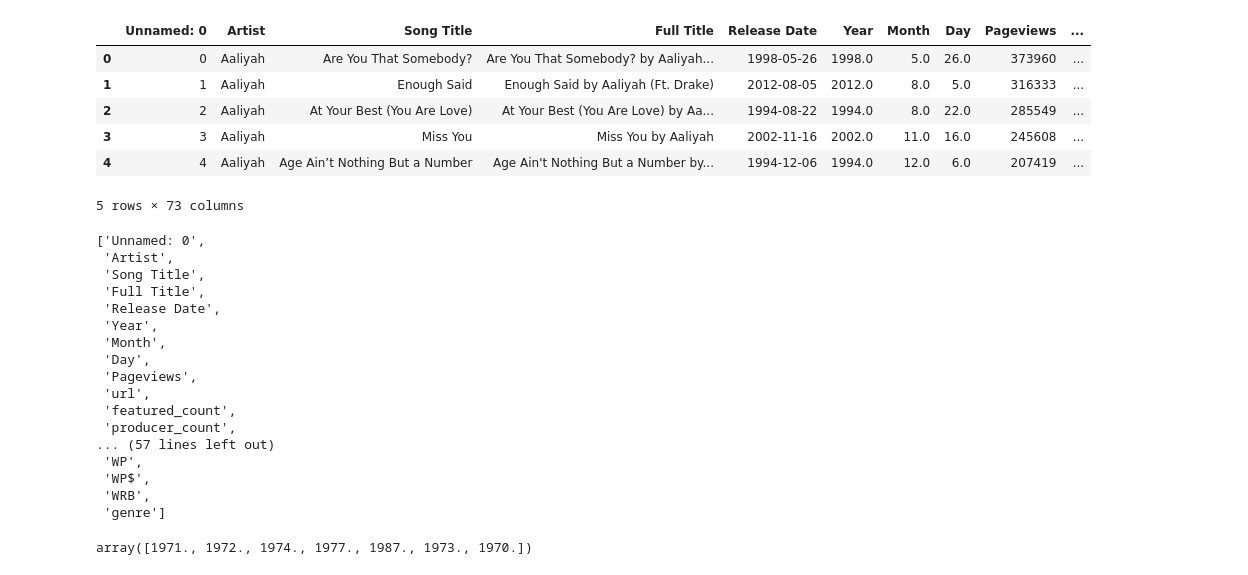
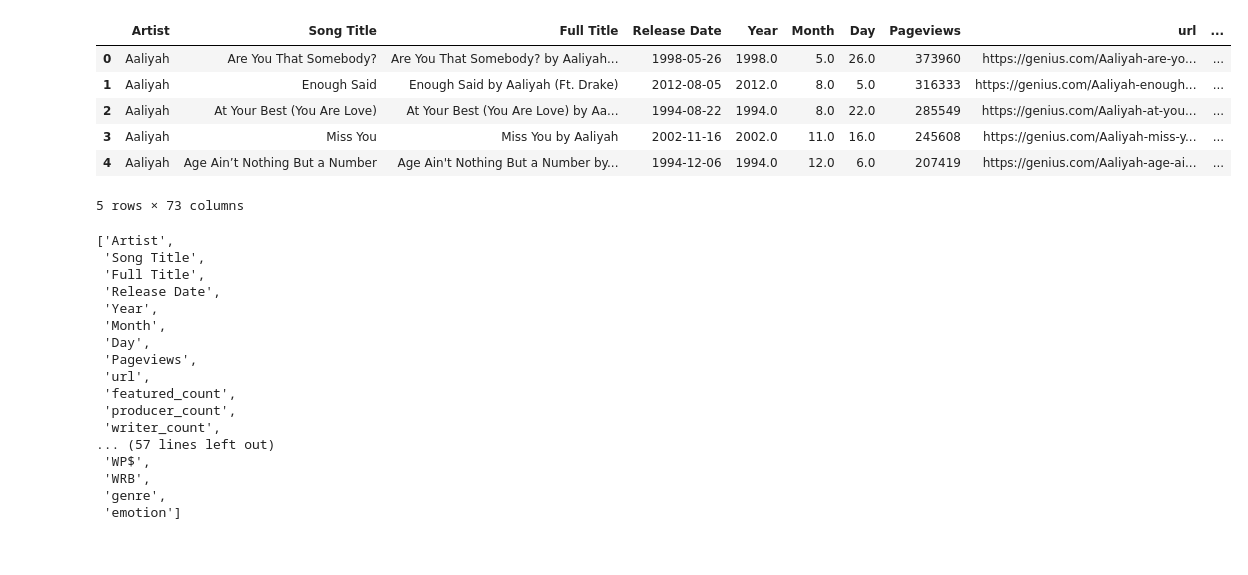
Before and after one commit to Kakackle/data_projects, a Jupyter notebook: lyrics_analysis/visualizations_1.ipynb, the cells around one changed output. Saved outputs shown, nothing was run; the diff lists cells and outputs as text; code cells hidden in the pictures.

```diff
--- a/lyrics_analysis/visualizations_1.ipynb
+++ b/lyrics_analysis/visualizations_1.ipynb
@@ -4,22 +13,21 @@ import dash_bootstrap_components as dbc
 import plotly.express as px
 import pandas as pd
 # %%
-df = pd.read_csv('dataframes/with_counts/combined_count.csv')
+counts_df = pd.read_csv('dataframes/with_counts/combined_count.csv', index_col=0)
 # %%
-df.head()
+counts_df.head()
 # %% [output]
-|  | Unnamed: 0 | Artist | Song Title | Full Title | Release Date | Year | Month | Day | Pageviews | ... |
-| 0 | 0 | Aaliyah | Are You That Somebody? | Are You That Somebody? by Aaliyah... | 1998-05-26 | 1998.0 | 5.0 | 26.0 | 373960 | ... |
-| 1 | 1 | Aaliyah | Enough Said | Enough Said by Aaliyah (Ft. Drake) | 2012-08-05 | 2012.0 | 8.0 | 5.0 | 316333 | ... |
-| 2 | 2 | Aaliyah | At Your Best (You Are Love) | At Your Best (You Are Love) by Aa... | 1994-08-22 | 1994.0 | 8.0 | 22.0 | 285549 | ... |
-| 3 | 3 | Aaliyah | Miss You | Miss You by Aaliyah | 2002-11-16 | 2002.0 | 11.0 | 16.0 | 245608 | ... |
-| 4 | 4 | Aaliyah | Age Ain’t Nothing But a Number | Age Ain't Nothing But a Number by... | 1994-12-06 | 1994.0 | 12.0 | 6.0 | 207419 | ... |
+|  | Artist | Song Title | Full Title | Release Date | Year | Month | Day | Pageviews | url | ... |
+| 0 | Aaliyah | Are You That Somebody? | Are You That Somebody? by Aaliyah... | 1998-05-26 | 1998.0 | 5.0 | 26.0 | 373960 | https://genius.com/Aaliyah-are-yo... | ... |
+| 1 | Aaliyah | Enough Said | Enough Said by Aaliyah (Ft. Drake) | 2012-08-05 | 2012.0 | 8.0 | 5.0 | 316333 | https://genius.com/Aaliyah-enough... | ... |
+| 2 | Aaliyah | At Your Best (You Are Love) | At Your Best (You Are Love) by Aa... | 1994-08-22 | 1994.0 | 8.0 | 22.0 | 285549 | https://genius.com/Aaliyah-at-you... | ... |
+| 3 | Aaliyah | Miss You | Miss You by Aaliyah | 2002-11-16 | 2002.0 | 11.0 | 16.0 | 245608 | https://genius.com/Aaliyah-miss-y... | ... |
+| 4 | Aaliyah | Age Ain’t Nothing But a Number | Age Ain't Nothing But a Number by... | 1994-12-06 | 1994.0 | 12.0 | 6.0 | 207419 | https://genius.com/Aaliyah-age-ai... | ... |
 5 rows × 73 columns
 # %%
-list(df.columns)
+list(counts_df.columns)
 # %% [output]
-['Unnamed: 0',
- 'Artist',
+['Artist',
  'Song Title',
  'Full Title',
  'Release Date',
@@ -30,11 +38,12 @@ list(df.columns)
  'url',
  'featured_count',
  'producer_count',
+ 'writer_count',
 ... (57 lines left out)
- 'WP',
  'WP$',
  'WRB',
- 'genre']
+ 'genre',
+ 'emotion']
 # %%
 app = Dash(external_stylesheets=[dbc.themes.BOOTSTRAP])
 # %%
@@ -52,9 +61,7 @@ topics = [
  'manual_no_count'
 ]
 # %%
-df[df['Artist'] == 'Al Green'].Year.unique()
+# df[df['Artist'] == 'Al Green'].Year.unique()
-# %% [output]
-array([1971., 1972., 1974., 1977., 1987., 1973., 1970.])
 # %%
 controls = dbc.Card(
     [
```
Also changed, not shown: parts of 5 cells of this notebook, 2 other files.
